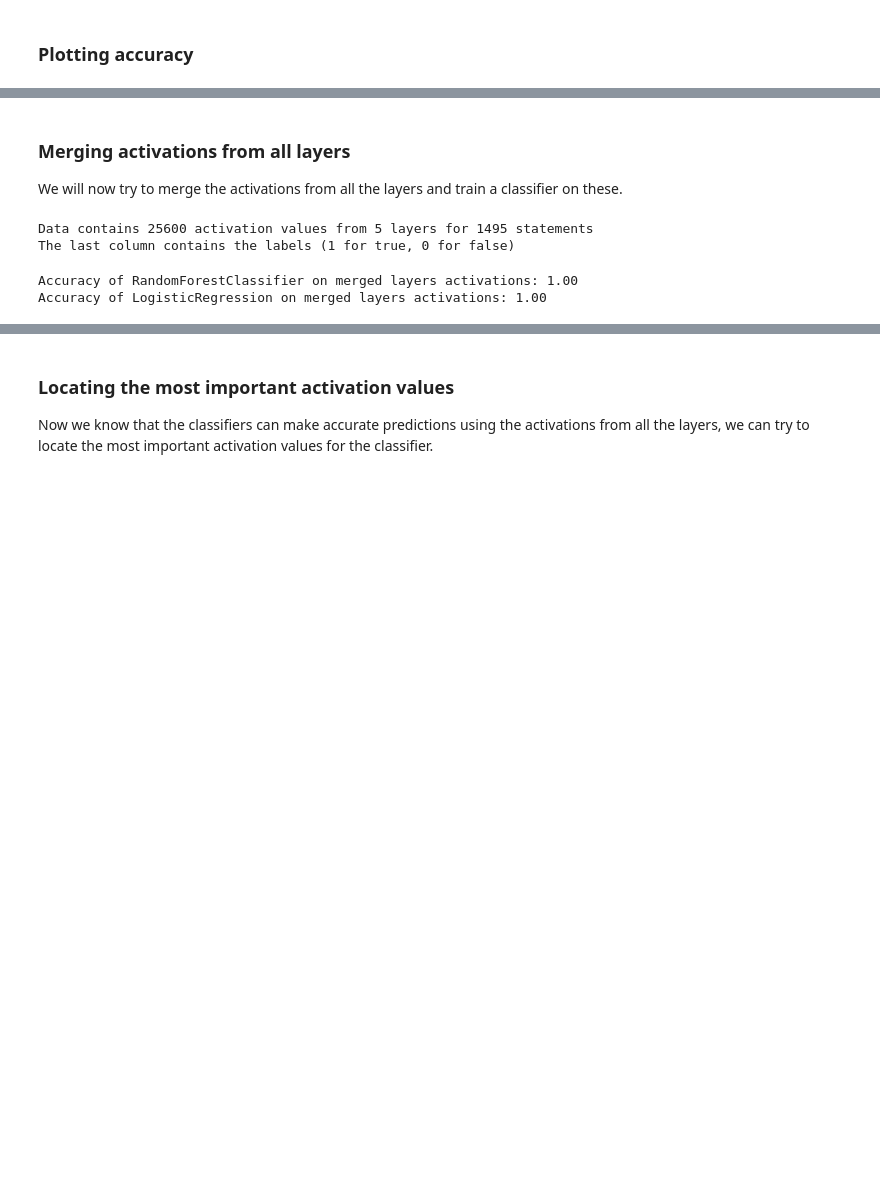
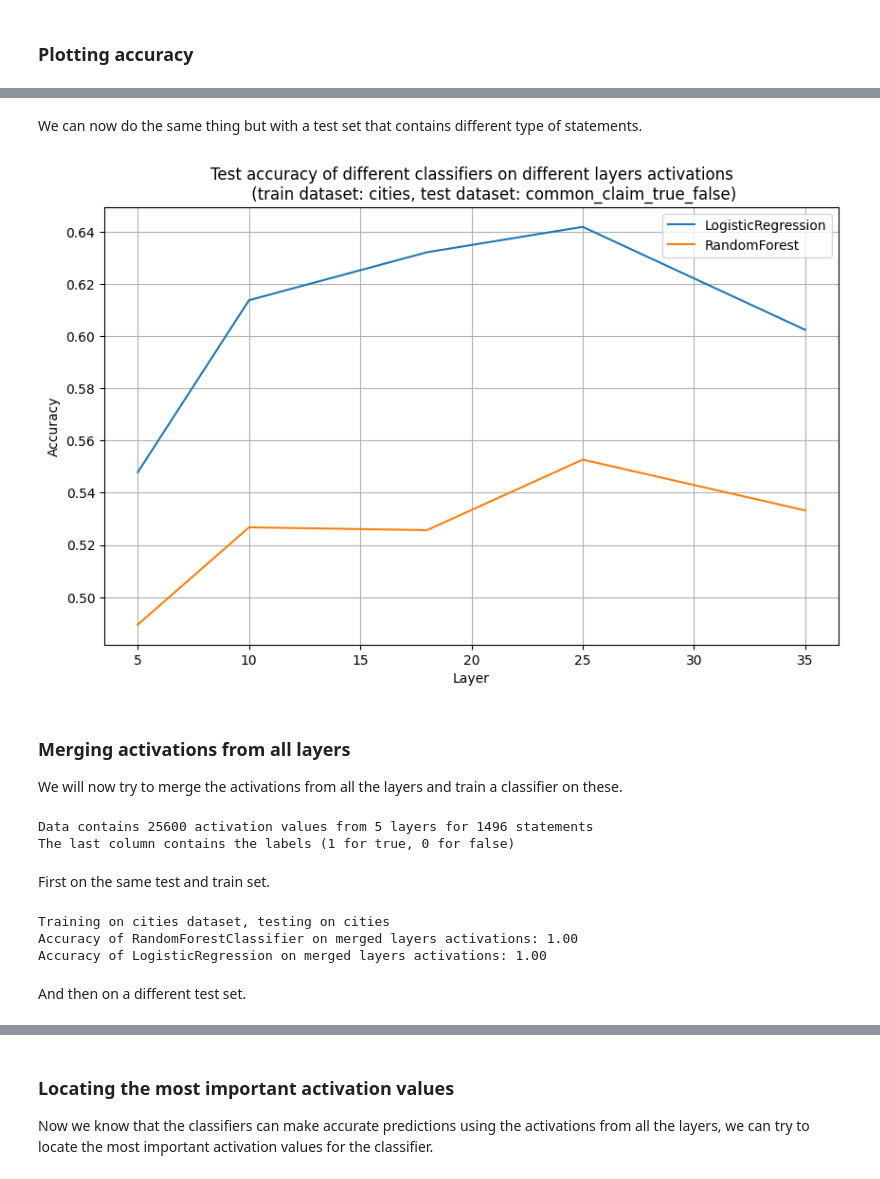
Before and after one commit to LouisCleriot/Latent-truth-detector, a Jupyter notebook: notebooks/classification.ipynb, the cells around one changed output, grey strips where cells are left out. Drawn from its saved outputs; the diff is of its cells as text; code cells hidden in the pictures; blank space fills up the shorter version.

```diff
--- a/notebooks/classification.ipynb
+++ b/notebooks/classification.ipynb
@@ -104,9 +136,18 @@ plot_accuracy(layers, clfs)
+# %% [markdown]
+We can now do the same thing but with a test set that contains different type of statements.
+# %%
+layers = [5, 10, 18, 25, 35]
+clfs = [LogisticRegression(max_iter=1000), RandomForestClassifier()]
+
+plot_accuracy(layers, clfs, 'cities', 'common_claim_true_false')
+# %% [output]
+[figure, added]
 # %% [markdown]
 ### Merging activations from all layers
 We will now try to merge the activations from all the layers and train a classifier on these.
 # %%
-def load_merged_data(layers=[5, 10, 18, 25, 35]):
-    datas = [load_nth_layer_data(nth) for nth in layers]
+def load_merged_data(layers=[5, 10, 18, 25, 35], dataset='cities'):
+    datas = [load_nth_layer_data(nth, dataset) for nth in layers]
     for i in range(len(datas) - 1):
         datas[i].drop(datas[i].columns[-1], axis=1, inplace=True)
 
@@ -115,20 +156,28 @@ def load_merged_data(layers=[5, 10, 18, 25, 35]):
     return data
 
 layers = [5, 10, 18, 25, 35]
-data = load_merged_data()
+data = load_merged_data(layers, 'cities')
 print(f'Data contains {data.shape[1] - 1} activation values from {len(layers)} layers for {data.shape[0]} statements')
 print('The last column contains the labels (1 for true, 0 for false)')
 # %% [output]
-Data contains 25600 activation values from 5 layers for 1495 statements
+Data contains 25600 activation values from 5 layers for 1496 statements
 The last column contains the labels (1 for true, 0 for false)
+# %% [markdown]
+First on the same test and train set.
 # %%
-data = load_merged_data()
+train_dataset = 'cities'
 
-acc = get_accuracy(data, RandomForestClassifier())
+data_train = load_merged_data(layers, train_dataset)
+
+print(f'Training on {train_dataset} dataset, testing on {train_dataset}')
+acc = get_accuracy(data_train, RandomForestClassifier())
 print(f'Accuracy of RandomForestClassifier on merged layers activations: {acc:.2f}')
 
-acc = get_accuracy(data, LogisticRegression(max_iter=1000))
+acc = get_accuracy(data_train, LogisticRegression(max_iter=1000))
 print(f'Accuracy of LogisticRegression on merged layers activations: {acc:.2f}')
 # %% [output]
+Training on cities dataset, testing on cities
 Accuracy of RandomForestClassifier on merged layers activations: 1.00
 Accuracy of LogisticRegression on merged layers activations: 1.00
+# %% [markdown]
+And then on a different test set.
```
Also changed, not shown: parts of 9 cells of this notebook.
